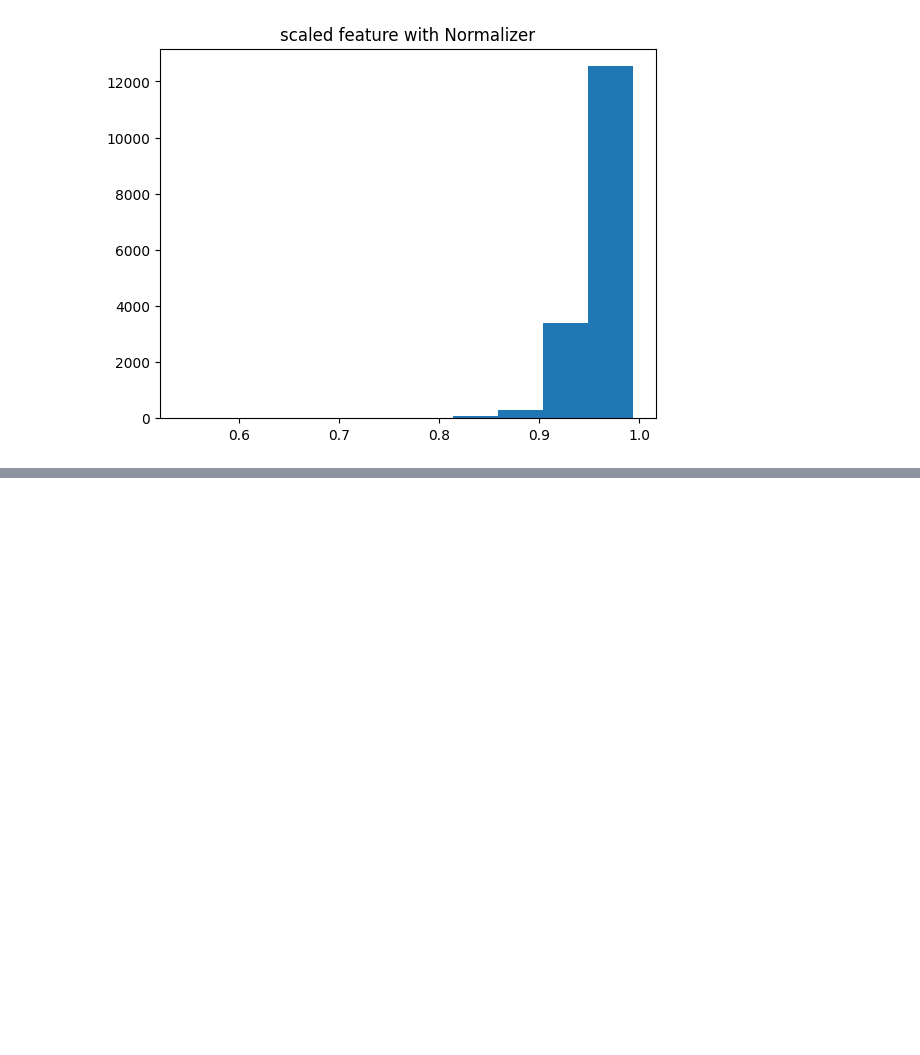
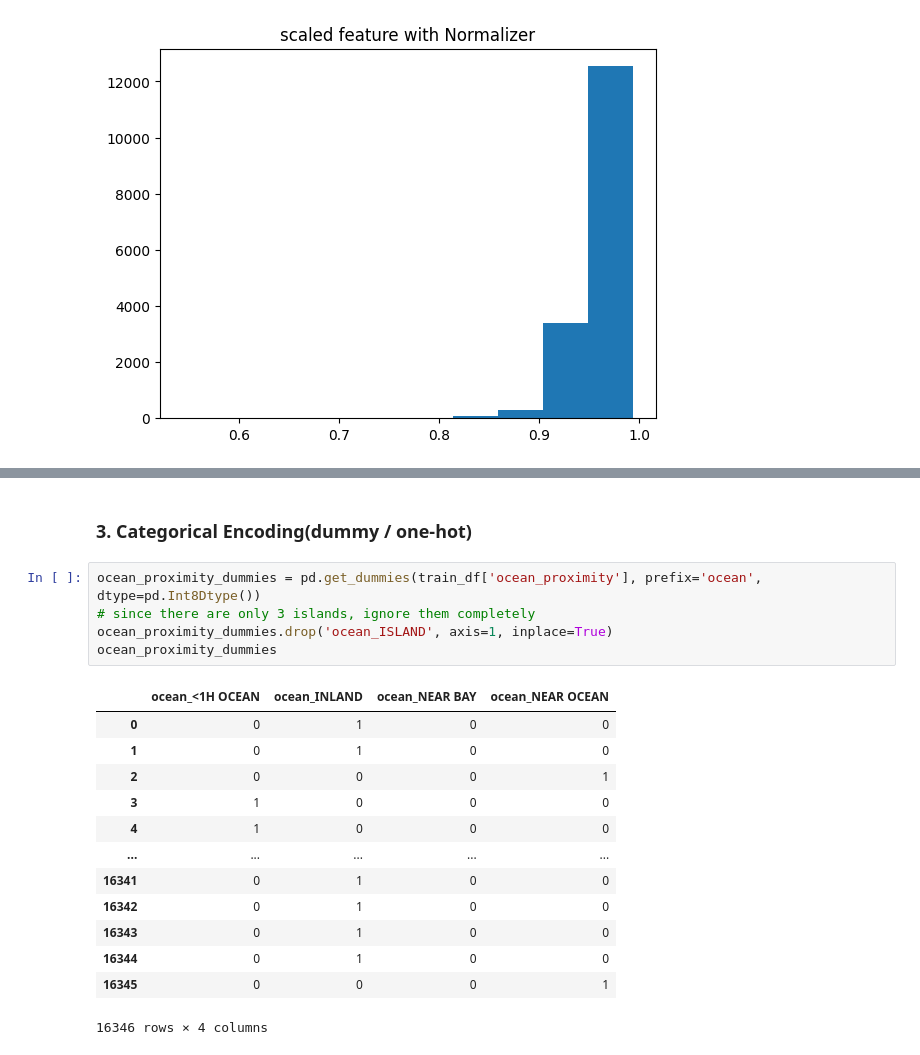
Before and after one commit to Alireza2317/feature_engineering, a Jupyter notebook: feature_engineering.ipynb, the cells around one changed output, grey strips where cells are left out. Drawn from its saved outputs; the diff is of its cells as text; blank space fills up the shorter version.

Commit message:
dummy encodings

```diff
--- a/feature_engineering.ipynb
+++ b/feature_engineering.ipynb
@@ -224,0 +300,21 @@ plt.show()
+# %% [markdown]
+### 3. Categorical Encoding(dummy / one-hot)
+# %%
+ocean_proximity_dummies = pd.get_dummies(train_df['ocean_proximity'], prefix='ocean', dtype=pd.Int8Dtype())
+# since there are only 3 islands, ignore them completely
+ocean_proximity_dummies.drop('ocean_ISLAND', axis=1, inplace=True)
+ocean_proximity_dummies
+# %% [output]
+|  | ocean_<1H OCEAN | ocean_INLAND | ocean_NEAR BAY | ocean_NEAR OCEAN |
+| 0 | 0 | 1 | 0 | 0 |
+| 1 | 0 | 1 | 0 | 0 |
+| 2 | 0 | 0 | 0 | 1 |
+| 3 | 1 | 0 | 0 | 0 |
+| 4 | 1 | 0 | 0 | 0 |
+| ... | ... | ... | ... | ... |
+| 16341 | 0 | 1 | 0 | 0 |
+| 16342 | 0 | 1 | 0 | 0 |
+| 16343 | 0 | 1 | 0 | 0 |
+| 16344 | 0 | 1 | 0 | 0 |
+| 16345 | 0 | 0 | 0 | 1 |
+16346 rows × 4 columns
```
Also changed, not shown: parts of 13 cells of this notebook.
